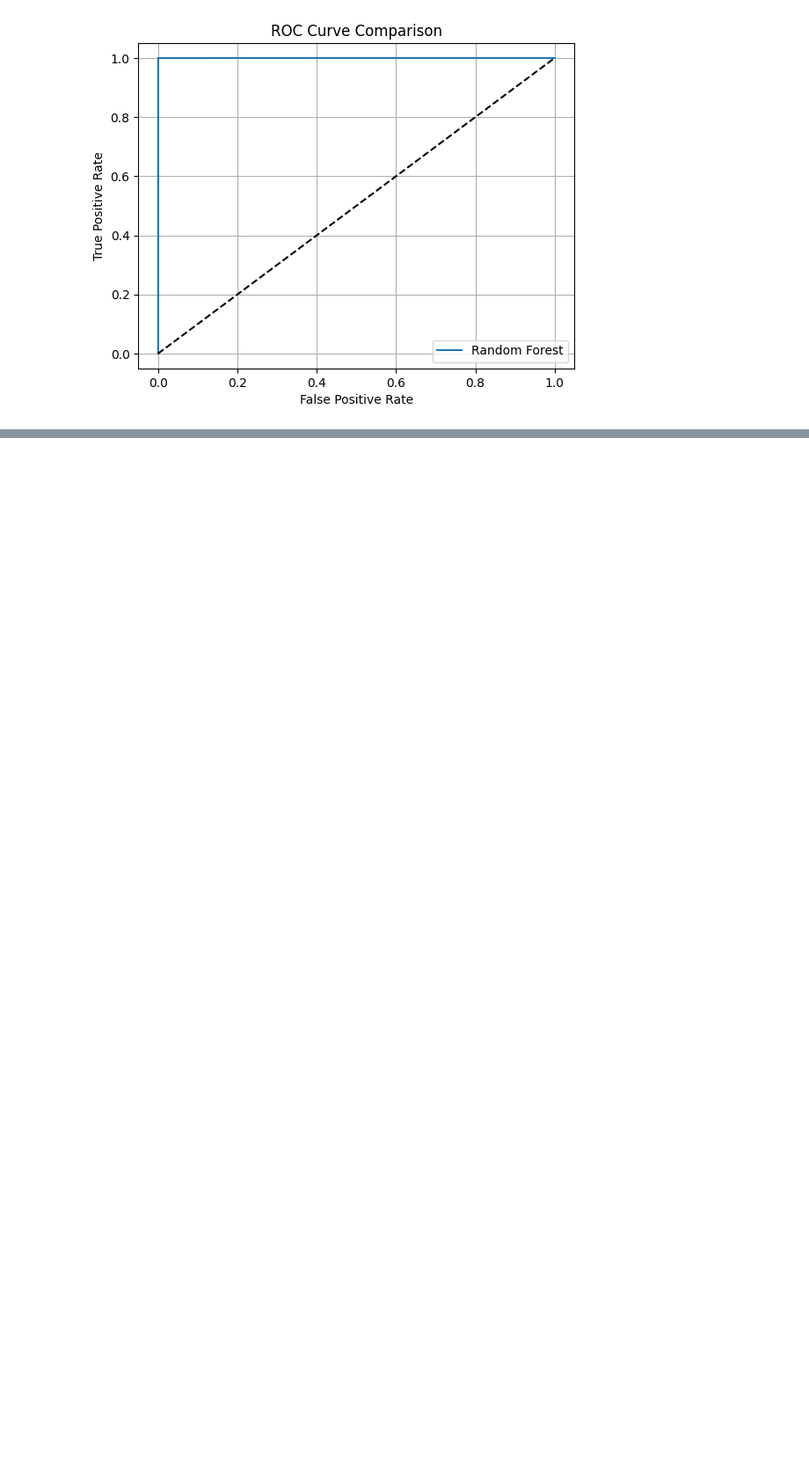
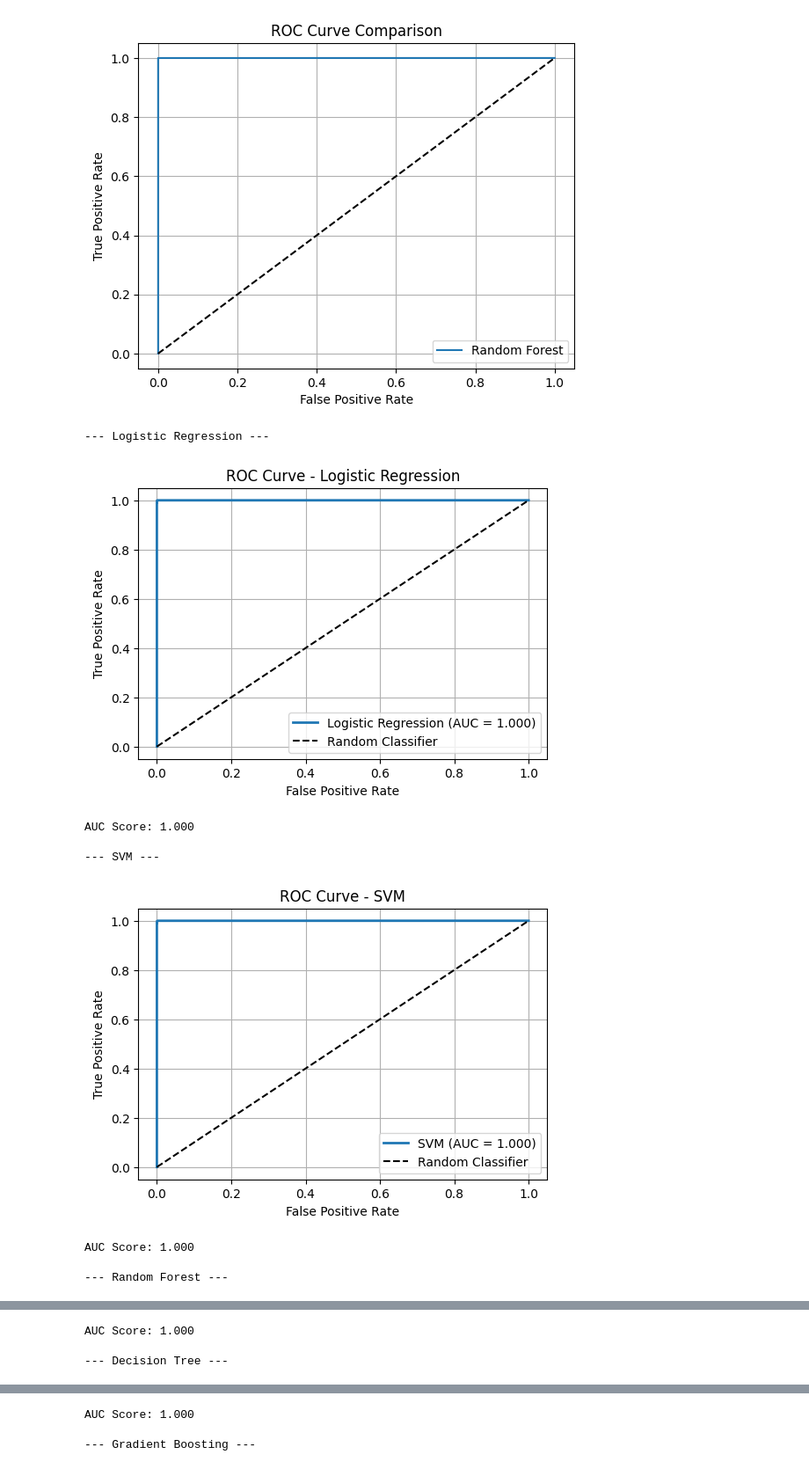
Before and after one commit to PREMYPRASAD/DSMLproject, a Jupyter notebook: projectDSML.ipynb, the cells around one changed output, grey strips where cells are left out. Shown at 88% size. Cells and saved outputs as stored; diff of their text form; code cells hidden in the pictures; blank space fills up the shorter version.

```diff
--- a/projectDSML.ipynb
+++ b/projectDSML.ipynb
@@ -418,0 +421,48 @@ All 3 models performed very well with accuracy > 95%.
+# %%
+models = {
+    'Logistic Regression': LogisticRegression(random_state=42),
+    'SVM': SVC(kernel='rbf', C=1, probability=True, random_state=42),
+    'Random Forest': RandomForestClassifier(n_estimators=100, random_state=42),
+    'Decision Tree': DecisionTreeClassifier(random_state=42),
+    'Gradient Boosting': GradientBoostingClassifier(n_estimators=100, random_state=42),
+    'KNN': KNeighborsClassifier(n_neighbors=5)
+}
+# %%
+auc_scores = {}
+
+for name, model in models.items():
+    print(f"--- {name} ---")
+
+    if name in ['Logistic Regression', 'SVM', 'KNN']:
+        model.fit(X_train_scaled, y_train)
+        y_prob = model.predict_proba(X_test_scaled)[:, 1]
+    else:
+        model.fit(X_train, y_train)
+        y_prob = model.predict_proba(X_test)[:, 1]
+
+    fpr, tpr, _ = roc_curve(y_test, y_prob)
+    auc = roc_auc_score(y_test, y_prob)
+    auc_scores[name] = auc
+
+    plt.figure(figsize=(6,4))
+    plt.plot(fpr, tpr, label=f'{name} (AUC = {auc:.3f})', lw=2)
+    plt.plot([0,1], [0,1], 'k--', label='Random Classifier')
+
+    plt.xlabel('False Positive Rate')
+    plt.ylabel('True Positive Rate')
+    plt.title(f'ROC Curve - {name}')
+    plt.legend(loc='lower right')
+    plt.grid()
+    plt.show()
+
+    print(f"AUC Score: {auc:.3f}\n")
+# %% [output]
+--- Logistic Regression ---
+[figure, added]
+AUC Score: 1.000
+
+--- SVM ---
+[figure, added]
+AUC Score: 1.000
+
+--- Random Forest ---
@@ -418,0 +470,3 @@ All 3 models performed very well with accuracy > 95%.
+AUC Score: 1.000
+
+--- Decision Tree ---
@@ -418,0 +474,3 @@ All 3 models performed very well with accuracy > 95%.
+AUC Score: 1.000
+
+--- Gradient Boosting ---
```
Also changed, not shown: parts of 10 cells of this notebook.
